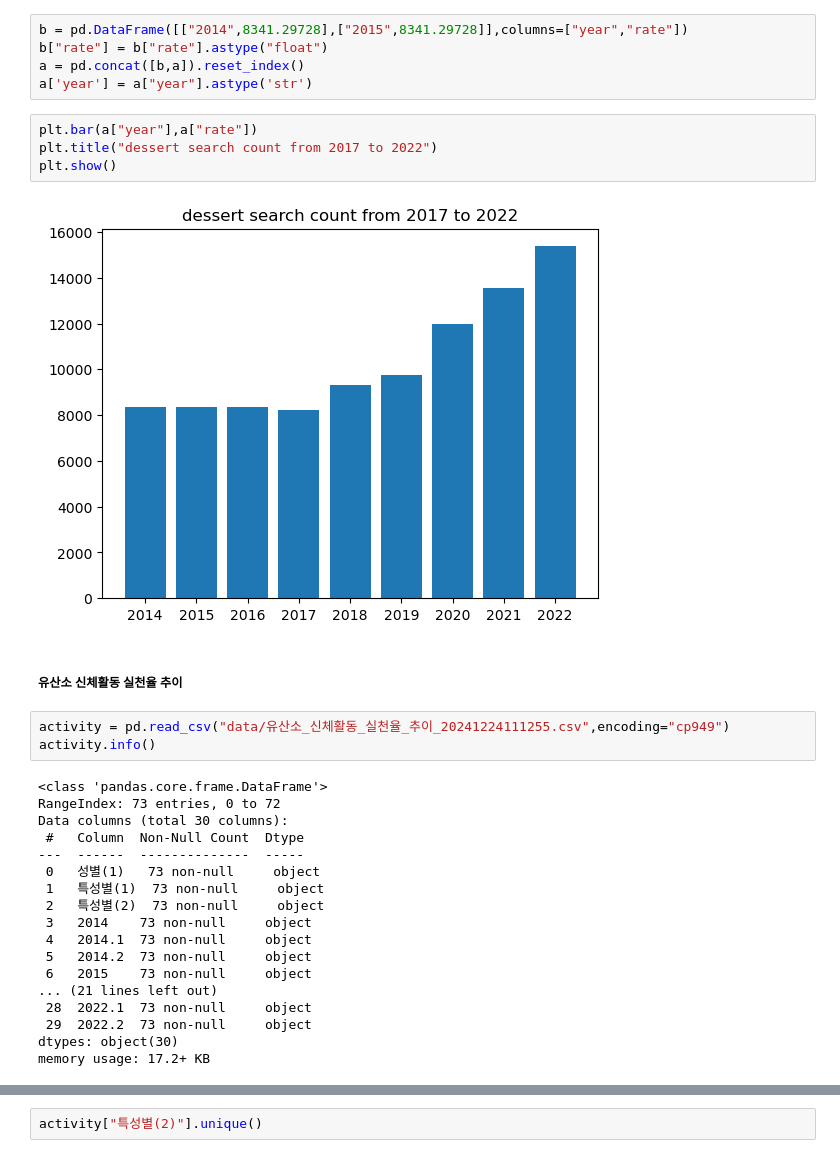
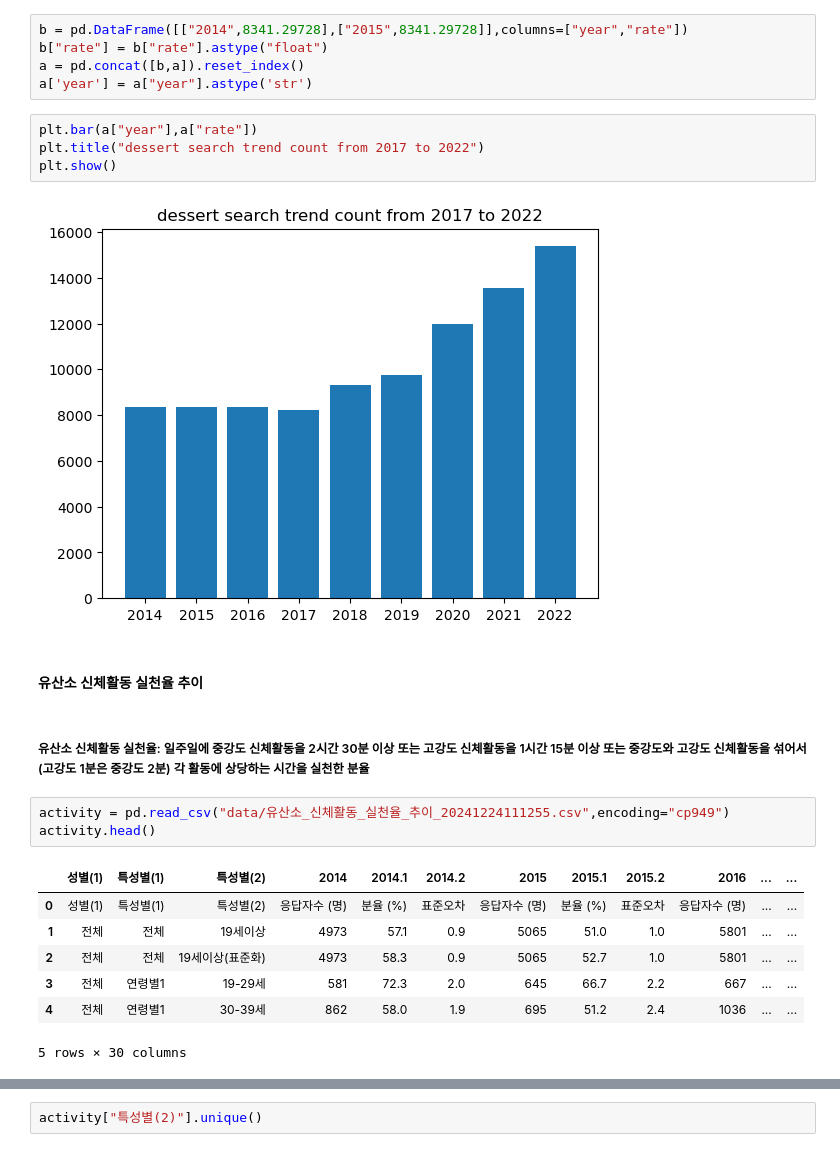
Before and after one commit to gni29/quiet_I, a Jupyter notebook: fat_from_2014.ipynb, the cells around one changed output, grey strips where cells are left out. Saved outputs shown, nothing was run; the diff lists cells and outputs as text.

```diff
--- a/fat_from_2014.ipynb
+++ b/fat_from_2014.ipynb
@@ -98,30 +100,22 @@ a = pd.concat([b,a]).reset_index()
 a['year'] = a["year"].astype('str')
 # %%
 plt.bar(a["year"],a["rate"])
-plt.title("dessert search count from 2017 to 2022")
+plt.title("dessert search trend count from 2017 to 2022")
 plt.show()
 # %% [output]
-[figure, old version]
+[figure, new version]
 # %% [markdown]
-##### 유산소 신체활동 실천율 추이
+#### 유산소 신체활동 실천율 추이
+# %% [markdown]
+##### 유산소 신체활동 실천율: 일주일에 중강도 신체활동을 2시간 30분 이상 또는 고강도 신체활동을 1시간 15분 이상 또는 중강도와 고강도 신체활동을 섞어서(고강도 1분은 중강도 2분) 각 활동에 상당하는 시간을 실천한 분율
 # %%
 activity = pd.read_csv("data/유산소_신체활동_실천율_추이_20241224111255.csv",encoding="cp949")
-activity.info()
+activity.head()
 # %% [output]
+|  | 성별(1) | 특성별(1) | 특성별(2) | 2014 | 2014.1 | 2014.2 | 2015 | 2015.1 | 2015.2 | 2016 | ... | ... |
+| 0 | 성별(1) | 특성별(1) | 특성별(2) | 응답자수 (명) | 분율 (%) | 표준오차 | 응답자수 (명) | 분율 (%) | 표준오차 | 응답자수 (명) | ... | ... |
+| 1 | 전체 | 전체 | 19세이상 | 4973 | 57.1 | 0.9 | 5065 | 51.0 | 1.0 | 5801 | ... | ... |
+| 2 | 전체 | 전체 | 19세이상(표준화) | 4973 | 58.3 | 0.9 | 5065 | 52.7 | 1.0 | 5801 | ... | ... |
+| 3 | 전체 | 연령별1 | 19-29세 | 581 | 72.3 | 2.0 | 645 | 66.7 | 2.2 | 667 | ... | ... |
+| 4 | 전체 | 연령별1 | 30-39세 | 862 | 58.0 | 1.9 | 695 | 51.2 | 2.4 | 1036 | ... | ... |
-<class 'pandas.core.frame.DataFrame'>
-RangeIndex: 73 entries, 0 to 72
-Data columns (total 30 columns):
- #   Column  Non-Null Count  Dtype
----  ------  --------------  -----
- 0   성별(1)   73 non-null     object
- 1   특성별(1)  73 non-null     object
- 2   특성별(2)  73 non-null     object
- 3   2014    73 non-null     object
- 4   2014.1  73 non-null     object
- 5   2014.2  73 non-null     object
- 6   2015    73 non-null     object
-... (21 lines left out)
- 28  2022.1  73 non-null     object
- 29  2022.2  73 non-null     object
-dtypes: object(30)
-memory usage: 17.2+ KB
+5 rows × 30 columns
```
Also changed, not shown: parts of 27 cells of this notebook.
